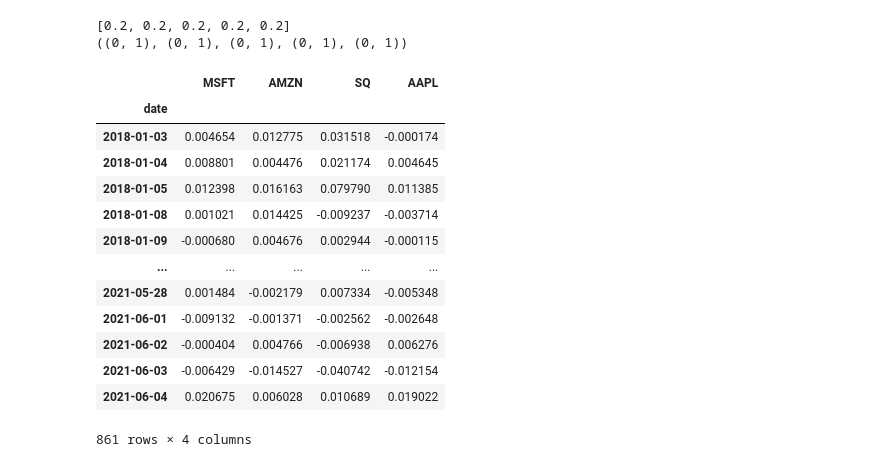
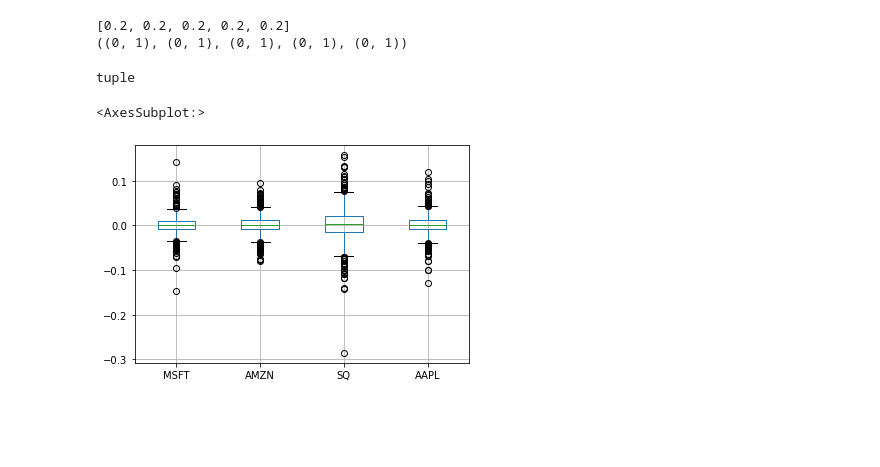
Before and after one commit to giorgio-sirtori/Stocks, a Jupyter notebook: portfolio.ipynb, the cells around one changed output. Drawn from its saved outputs; the diff is of its cells as text; code cells hidden in the pictures; blank space fills up the shorter version.

```diff
--- a/portfolio.ipynb
+++ b/portfolio.ipynb
@@ -323,20 +337,12 @@ print (bounds)
 # %% [output]
 [0.2, 0.2, 0.2, 0.2, 0.2]
 ((0, 1), (0, 1), (0, 1), (0, 1), (0, 1))
+# %%
+type(ptfPerformance(randomWeights(4),ptf))
+# %% [output]
+tuple
 # %%
-returns
+getSpecificColumns(ptf, 'daily_return', stocks).boxplot()
 # %% [output]
-|  | MSFT | AMZN | SQ | AAPL |
-| date |  |  |  |  |
-| 2018-01-03 | 0.004654 | 0.012775 | 0.031518 | -0.000174 |
-| 2018-01-04 | 0.008801 | 0.004476 | 0.021174 | 0.004645 |
-| 2018-01-05 | 0.012398 | 0.016163 | 0.079790 | 0.011385 |
-| 2018-01-08 | 0.001021 | 0.014425 | -0.009237 | -0.003714 |
-| 2018-01-09 | -0.000680 | 0.004676 | 0.002944 | -0.000115 |
-| ... | ... | ... | ... | ... |
-| 2021-05-28 | 0.001484 | -0.002179 | 0.007334 | -0.005348 |
-| 2021-06-01 | -0.009132 | -0.001371 | -0.002562 | -0.002648 |
-| 2021-06-02 | -0.000404 | 0.004766 | -0.006938 | 0.006276 |
-| 2021-06-03 | -0.006429 | -0.014527 | -0.040742 | -0.012154 |
-| 2021-06-04 | 0.020675 | 0.006028 | 0.010689 | 0.019022 |
-861 rows × 4 columns
+<AxesSubplot:>
+[figure, added]
```
Also changed, not shown: parts of 1 cell of this notebook.
